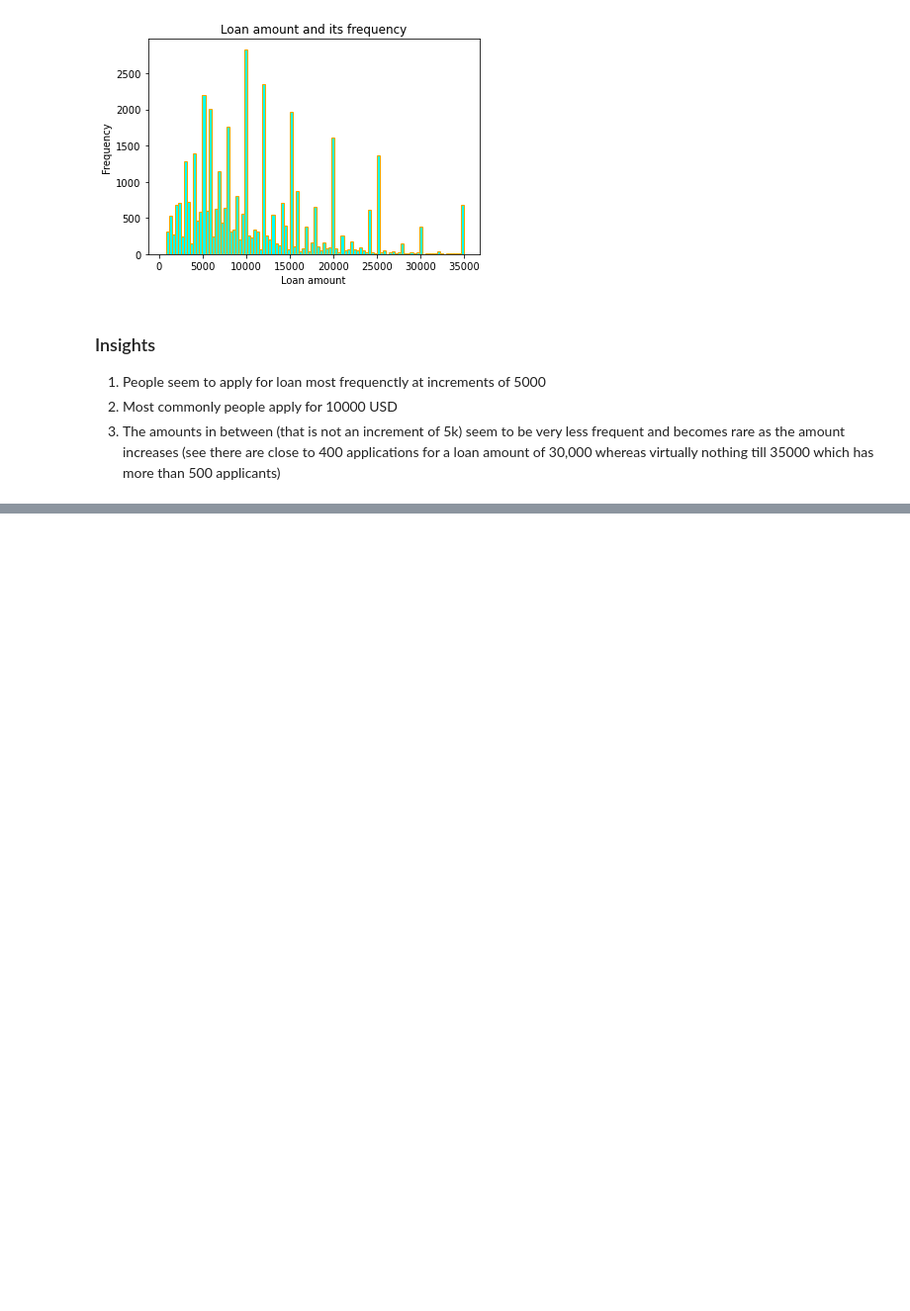
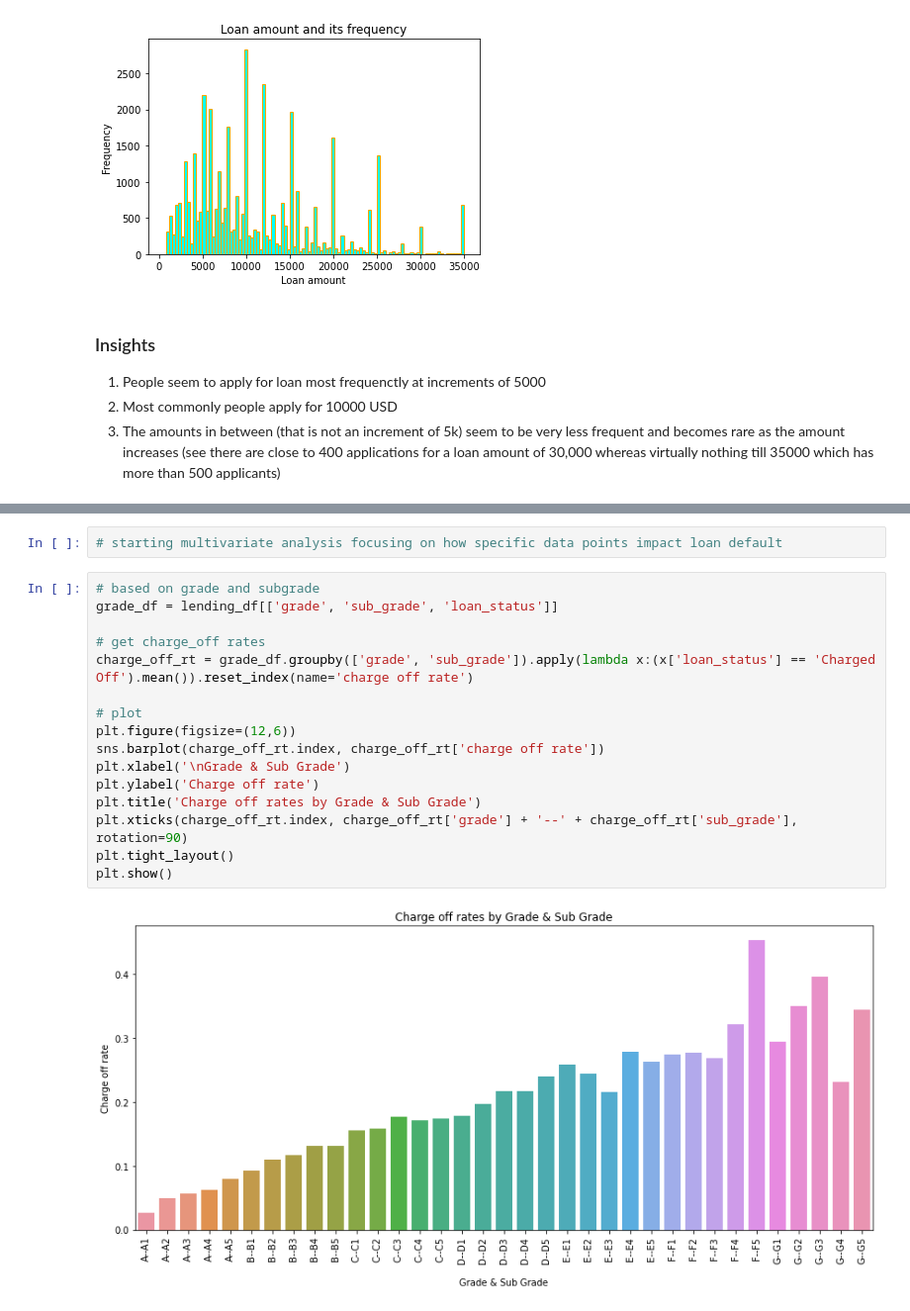
Before and after one commit to ranju1729/lending_club_case_study, a Jupyter notebook: Lending_Club_Case_Study.ipynb, the cells around one changed output, grey strips where cells are left out. Shown at 99% size. Cells and saved outputs as stored; diff of their text form; blank space fills up the shorter version.

```diff
--- a/Lending_Club_Case_Study.ipynb
+++ b/Lending_Club_Case_Study.ipynb
@@ -265,0 +308,20 @@ Loan grading is a classification system that involves assigning a quality score
+# %%
+# starting multivariate analysis focusing on how specific data points impact loan default
+# %%
+# based on grade and subgrade
+grade_df = lending_df[['grade', 'sub_grade', 'loan_status']]
+
+# get charge_off rates
+charge_off_rt = grade_df.groupby(['grade', 'sub_grade']).apply(lambda x:(x['loan_status'] == 'Charged Off').mean()).reset_index(name='charge off rate')
+
+# plot
+plt.figure(figsize=(12,6))
+sns.barplot(charge_off_rt.index, charge_off_rt['charge off rate'])
+plt.xlabel('\nGrade & Sub Grade')
+plt.ylabel('Charge off rate')
+plt.title('Charge off rates by Grade & Sub Grade')
+plt.xticks(charge_off_rt.index, charge_off_rt['grade'] + '--' + charge_off_rt['sub_grade'], rotation=90)
+plt.tight_layout()
+plt.show()
+# %% [output]
+[figure, added]
```
Also changed, not shown: parts of 14 cells of this notebook.
